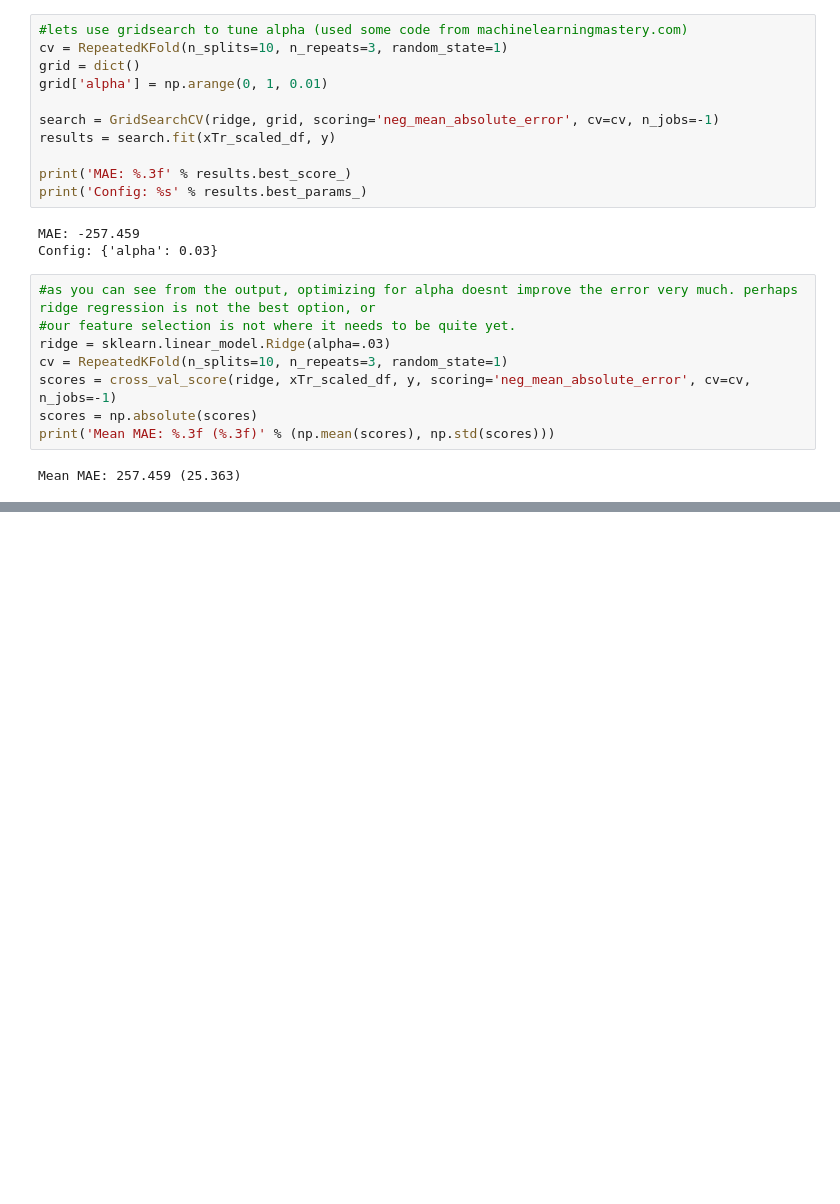
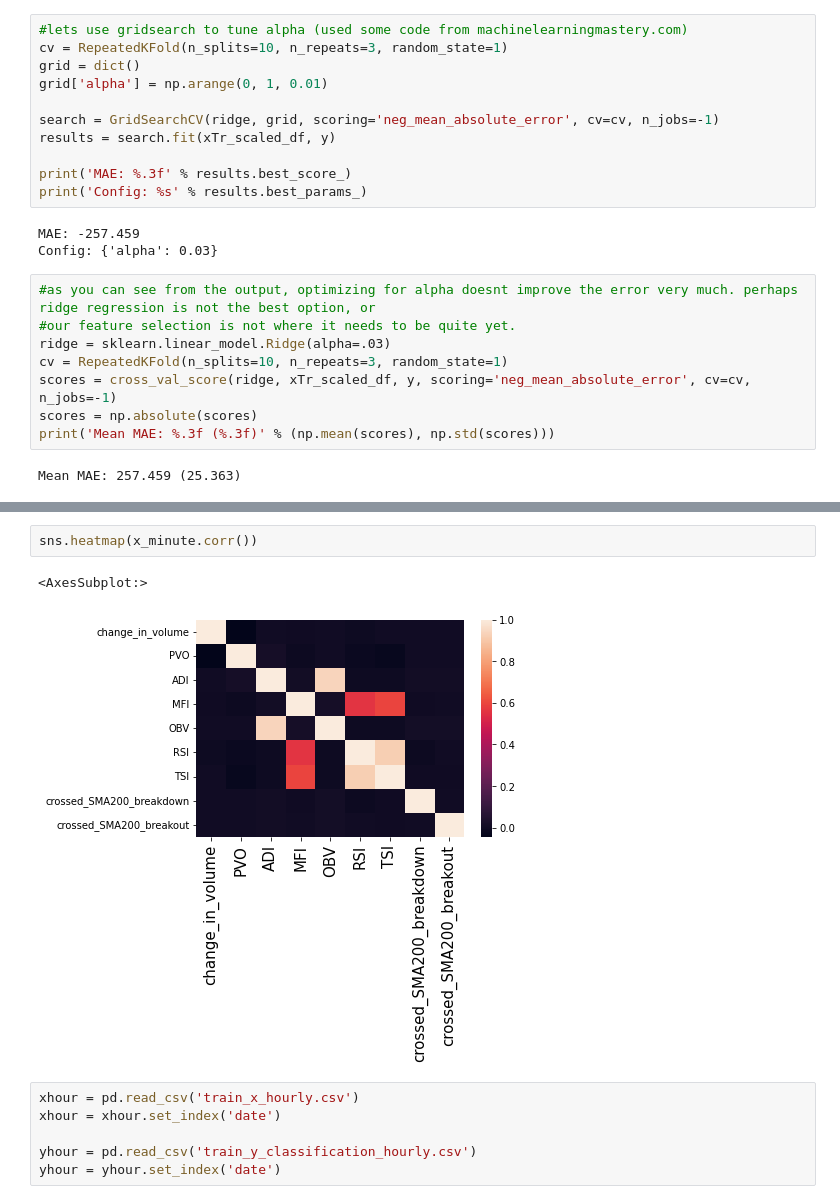
Before and after one commit to manuhanu/ORIE-5741-project, a Jupyter notebook: data/bitcoin_eda.ipynb, the cells around one changed output, grey strips where cells are left out. Drawn from its saved outputs; the diff is of its cells as text; blank space fills up the shorter version.

```diff
--- a/data/bitcoin_eda.ipynb
+++ b/data/bitcoin_eda.ipynb
@@ -146,0 +184,11 @@ Mean MAE: 257.459 (25.363)
+# %%
+sns.heatmap(x_minute.corr())
+# %% [output]
+<AxesSubplot:>
+[figure, added]
+# %%
+xhour = pd.read_csv('train_x_hourly.csv')
+xhour = xhour.set_index('date')
+
+yhour = pd.read_csv('train_y_classification_hourly.csv')
+yhour = yhour.set_index('date')
```
Also changed, not shown: parts of 26 cells of this notebook.
